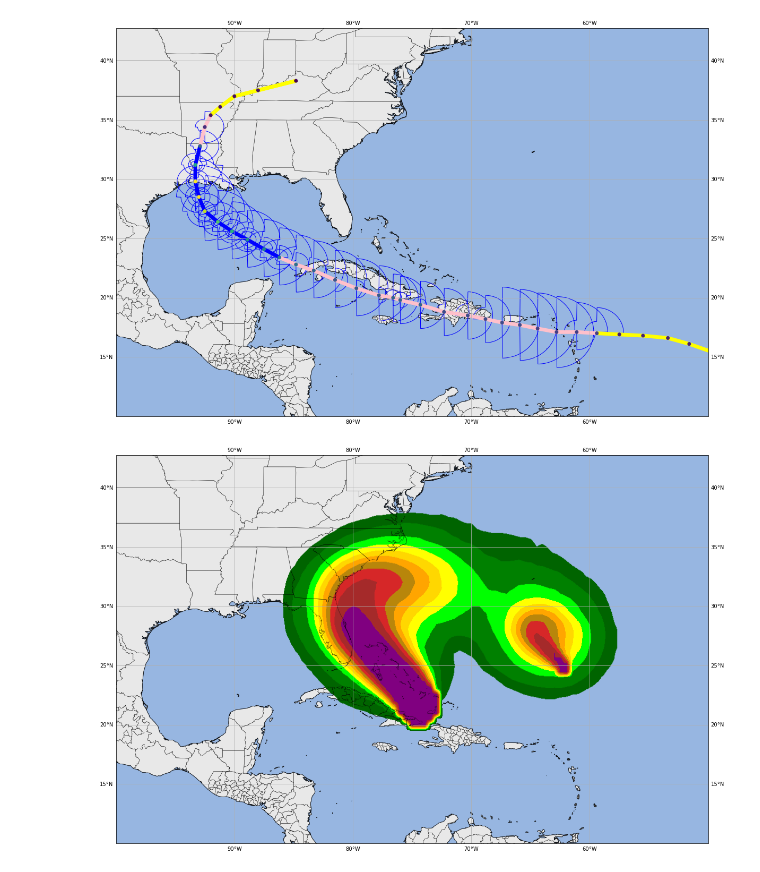
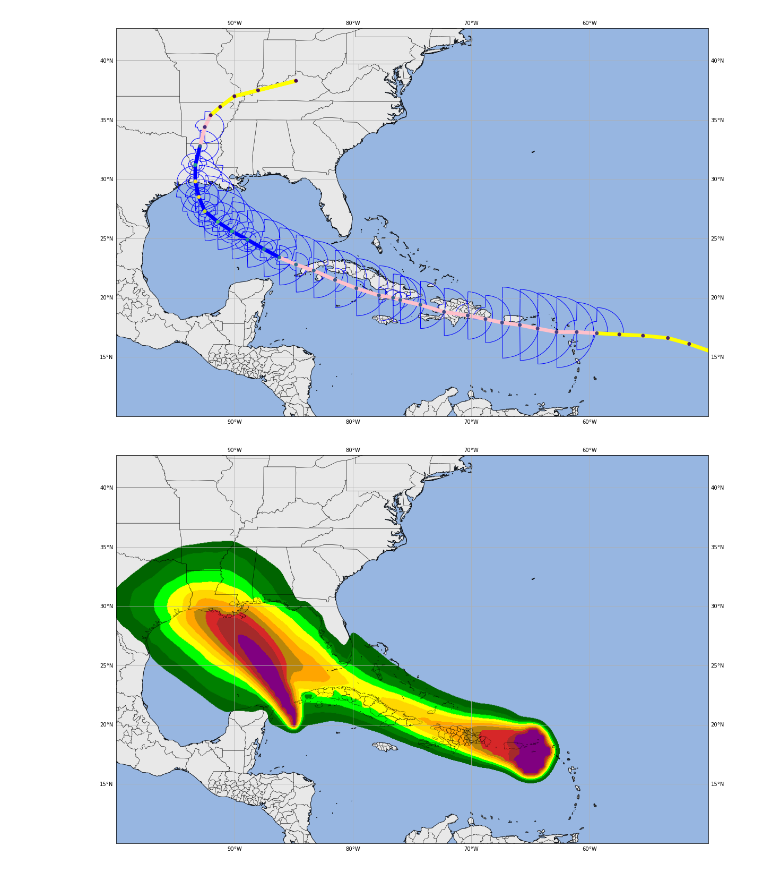
Before and after one commit to jmedinah09/UnidataProjects, a Jupyter notebook: tropical_cyclone_plot_project/Tropical_Cyclone_Plot_Project.ipynb, the cells around one changed output. Cells and saved outputs as stored; diff of their text form; code cells hidden in the pictures.

```diff
--- a/tropical_cyclone_plot_project/Tropical_Cyclone_Plot_Project.ipynb
+++ b/tropical_cyclone_plot_project/Tropical_Cyclone_Plot_Project.ipynb
@@ -29,9 +29,9 @@ best_track_line_gdf   = geopandas.read_file('laura_shape_files/al132020_best_tra
 best_track_radii_gdf  = geopandas.read_file('laura_shape_files/al132020_best_track/AL132020_radii.shp')
 best_track_swath_gdf  = geopandas.read_file('laura_shape_files/al132020_best_track/AL132020_windswath.shp')
 
-wsp_34_gdf = geopandas.read_file('laura_shape_files/wsp_120hrhalfDeg_latest/2021071912_wsp34knt120hr_halfDeg.shp')
-wsp_50_gdf = geopandas.read_file('laura_shape_files/wsp_120hrhalfDeg_latest/2021071912_wsp50knt120hr_halfDeg.shp')
-wsp_64_gdf = geopandas.read_file('laura_shape_files/wsp_120hrhalfDeg_latest/2021071912_wsp64knt120hr_halfDeg.shp')
+wsp_34_gdf = geopandas.read_file('laura_shape_files/2020082212_wsp_120hr5km/2020082212_wsp34knt120hr_5km.shp')
+wsp_50_gdf = geopandas.read_file('laura_shape_files/2020082212_wsp_120hr5km/2020082212_wsp50knt120hr_5km.shp')
+wsp_64_gdf = geopandas.read_file('laura_shape_files/2020082212_wsp_120hr5km/2020082212_wsp64knt120hr_5km.shp')
 
 breakingpoints_2021 = geopandas.read_file('breakpoints_2021/Breakpoints_2021.shp')
 # %%
@@ -270,9 +268,6 @@ ax.add_geometries(coast_segment_gdf['geometry'], crs=data_crs, facecolor='none',
 
 
 # #[list(multi_points)[a.argmin()].xy]
-# %%
-map_crs = ccrs.PlateCarree()
-data_crs= ccrs.PlateCarree()
 # %%
 fig = plt.figure(figsize=(10, 6))
 ax  = plt.subplot(1, 1, 1, projection = map_crs)
@@ -388,32 +426,32 @@ ax  = plt.subplot(1, 1, 1, projection = map_crs)
 ax.set_extent([-100, -50, 10, 40])
 ax.add_feature(cfeat.OCEAN.with_scale('10m'))
 
 grid_lines = ax.gridlines(draw_labels=True)
 grid_lines.xformatter = LONGITUDE_FORMATTER
 grid_lines.yformatter = LATITUDE_FORMATTER
 
 # ax.add_geometries(ocean_gdf['geometry'], crs=data_crs, facecolor='lightblue',
 #                  edgecolor='none')
 ax.add_geometries(land_gdf['geometry'], crs=data_crs, facecolor='lightgray',
                  edgecolor='none', alpha = 0.5, zorder = -1)
 ax.add_geometries(states_provinces_gdf['geometry'], crs=data_crs, facecolor='none',
                  edgecolor='black', linewidth=0.5, alpha=0.7, zorder = 10)
 ax.add_geometries(coastline_gdf['geometry'], crs=data_crs, facecolor='none',
                  edgecolor='black', linewidth=1, alpha=0.7)
 
 #wsp_34_point_gdf = geopandas.read_file('../WSP/2016100512_wsp34knt120hr_halfDeg.shp')
 #ax.add_geometries(wsp_34_polygon_gdf['geometry'], crs=data_crs, facecolor='brown',
                  #edgecolor='none', alpha=0.8)
 
 wsp_34_polygon_gdf = geopandas.read_file('../WSP/2016100512_wsp34knt120hr_5km.shp')
 wsp_colors = {'<5%'   : 'none',   '5-10%' : 'darkgreen','10-20%': 'green', '20-30%' : 'lime',
               '30-40%': 'yellow', '40-50%': 'gold',     '50-60%': 'orange','60-70%' : 'darkgoldenrod',
               '70-80%': 'tab:red','80-90%': 'brown',    '>90%'  : 'purple'}
 
 for wsp_type in wsp_colors.keys():
-    wsp_subset = wsp_34_polygon_gdf[wsp_34_polygon_gdf['PERCENTAGE']== wsp_type]
+    wsp_subset = wsp_34_gdf[wsp_34_gdf['PERCENTAGE']== wsp_type]
     ax.add_geometries(wsp_subset['geometry'], facecolor=wsp_colors[wsp_type],
                      edgecolor=wsp_colors[wsp_type], crs=data_crs,
                      linewidth=1, alpha = 1)
 # %% [output]
-[figure, old version]
+[figure, new version]
```
Also changed, not shown: parts of 5 cells of this notebook, 27 other files.
